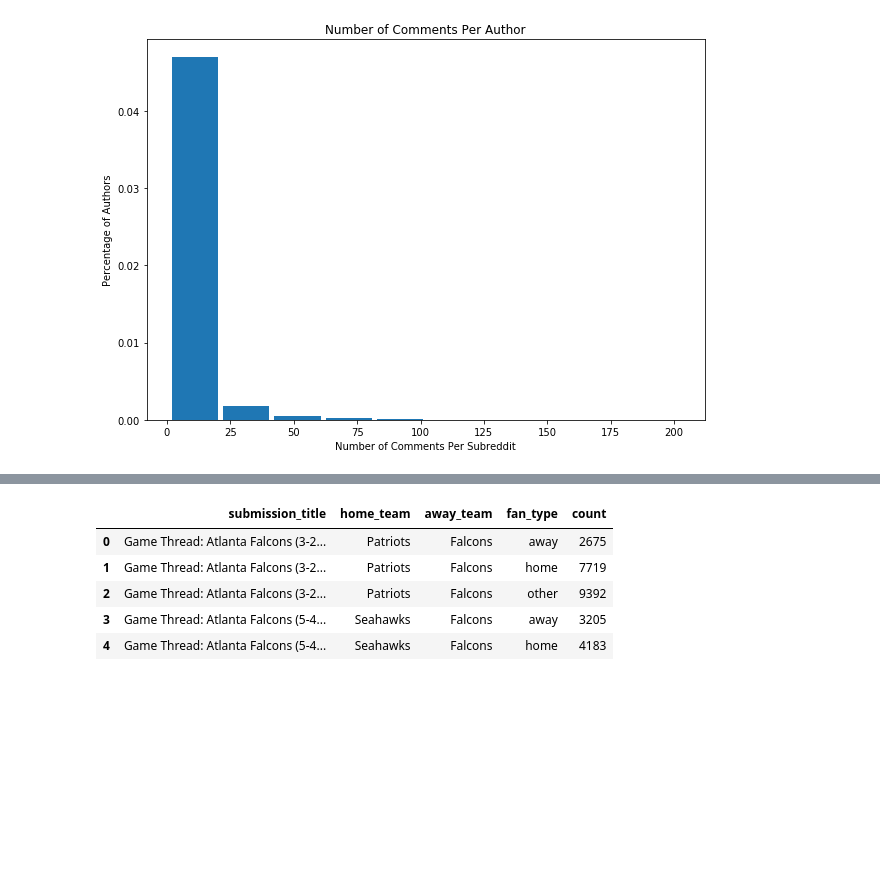
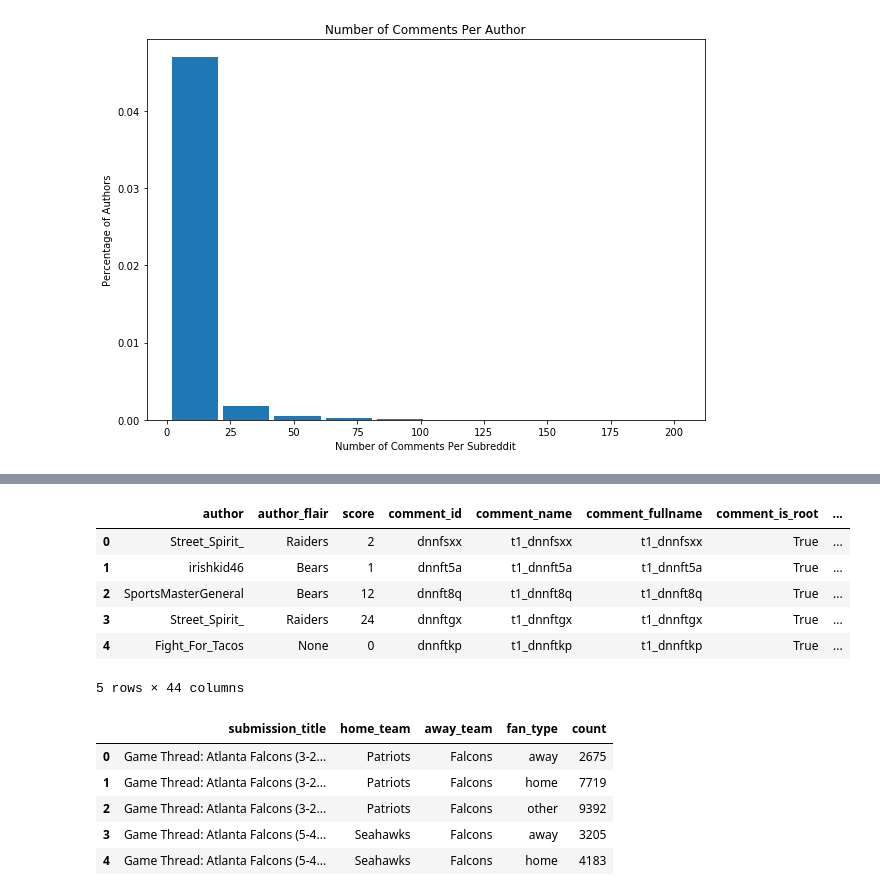
Before and after one commit to chadharness-mids/w266_final_project_merged, a Jupyter notebook: notebooks/eda/Keri-03-25_EDA.ipynb, the cells around one changed output, grey strips where cells are left out. Drawn from its saved outputs; the diff is of its cells as text; code cells hidden in the pictures; blank space fills up the shorter version.

```diff
--- a/notebooks/eda/Keri-03-25_EDA.ipynb
+++ b/notebooks/eda/Keri-03-25_EDA.ipynb
@@ -144,3 +164,13 @@ pd.DataFrame(data.groupby("submission_title").matched_play_by_play_utc.agg(['cou
+# %%
+data.head()
+# %% [output]
+|  | author | author_flair | score | comment_id | comment_name | comment_fullname | comment_is_root | ... |
+| 0 | Street_Spirit_ | Raiders | 2 | dnnfsxx | t1_dnnfsxx | t1_dnnfsxx | True | ... |
+| 1 | irishkid46 | Bears | 1 | dnnft5a | t1_dnnft5a | t1_dnnft5a | True | ... |
+| 2 | SportsMasterGeneral | Bears | 12 | dnnft8q | t1_dnnft8q | t1_dnnft8q | True | ... |
+| 3 | Street_Spirit_ | Raiders | 24 | dnnftgx | t1_dnnftgx | t1_dnnftgx | True | ... |
+| 4 | Fight_For_Tacos | None | 0 | dnnftkp | t1_dnnftkp | t1_dnnftkp | True | ... |
+5 rows × 44 columns
 # %%
 data['fan_type'] = np.where(data.author_flair==data.home_team,
                             'home',
```
Also changed, not shown: parts of 47 cells of this notebook.
